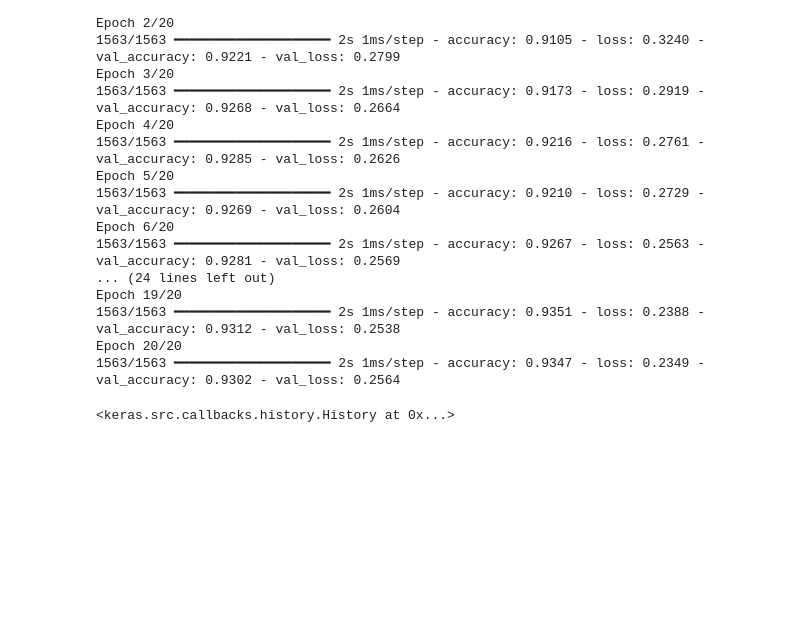
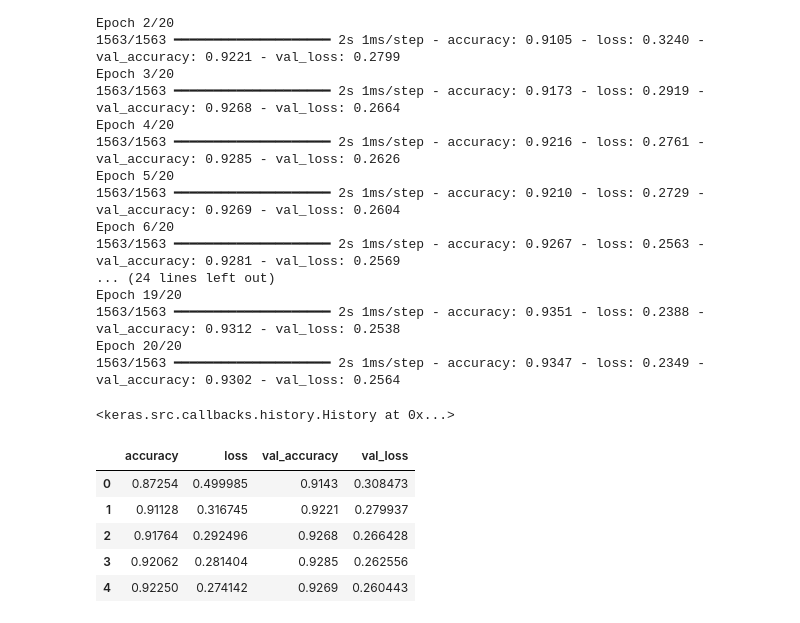
Before and after one commit to MiltonOberg/Artificial_Intelligence2-Milton-OPA23, a Jupyter notebook: code_alongs/Lec08_ANN.ipynb, the cells around one changed output. Cells and saved outputs as stored; diff of their text form; code cells hidden in the pictures; blank space fills up the shorter version.

```diff
--- a/code_alongs/Lec08_ANN.ipynb
+++ b/code_alongs/Lec08_ANN.ipynb
@@ -169,3 +169,15 @@ Epoch 19/20
 Epoch 20/20
 1563/1563 ━━━━━━━━━━━━━━━━━━━━ 2s 1ms/step - accuracy: 0.9347 - loss: 0.2349 - val_accuracy: 0.9302 - val_loss: 0.2564
 <keras.src.callbacks.history.History at 0x...>
+# %%
+import pandas as pd
+
+naive_history = pd.DataFrame(model_naive.history.history)
+naive_history.head()
+# %% [output]
+|  | accuracy | loss | val_accuracy | val_loss |
+| 0 | 0.87254 | 0.499985 | 0.9143 | 0.308473 |
+| 1 | 0.91128 | 0.316745 | 0.9221 | 0.279937 |
+| 2 | 0.91764 | 0.292496 | 0.9268 | 0.266428 |
+| 3 | 0.92062 | 0.281404 | 0.9285 | 0.262556 |
+| 4 | 0.92250 | 0.274142 | 0.9269 | 0.260443 |
```
Also changed, not shown: parts of 1 cell of this notebook.
